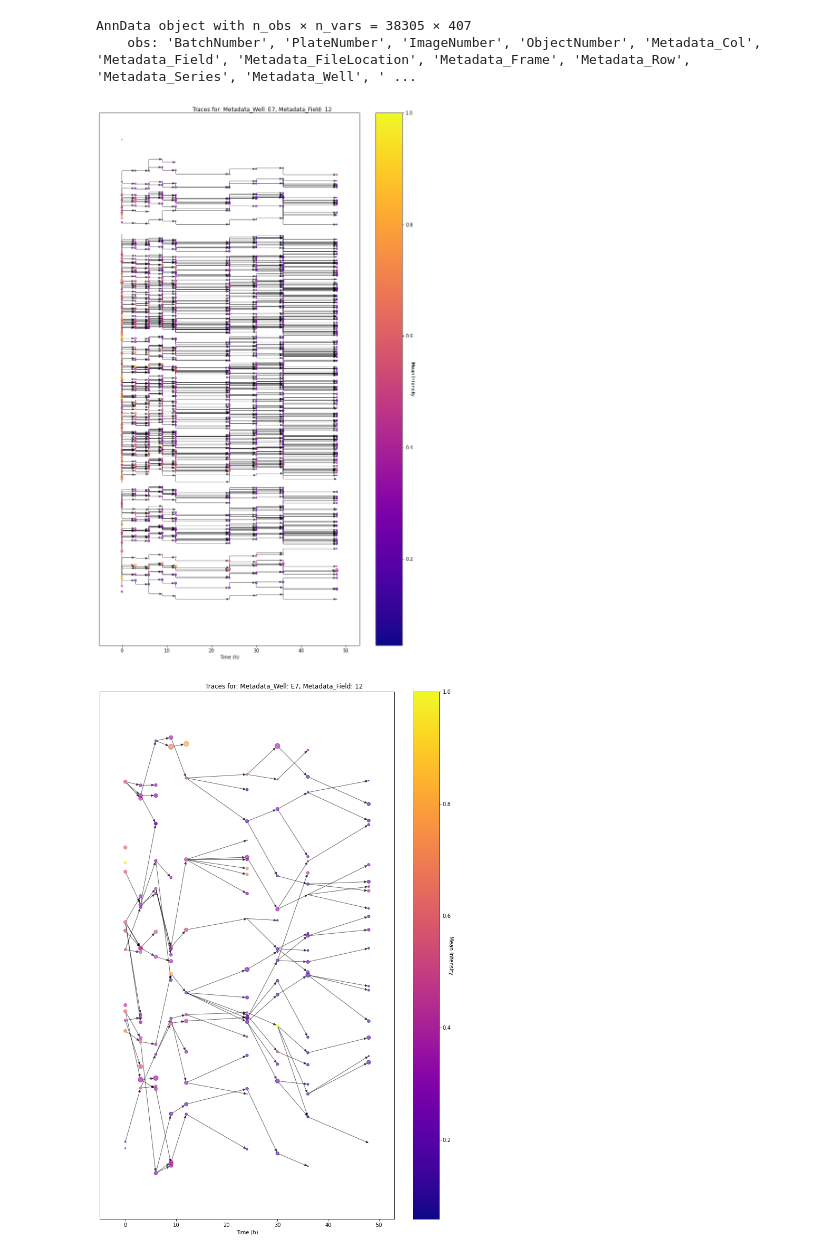
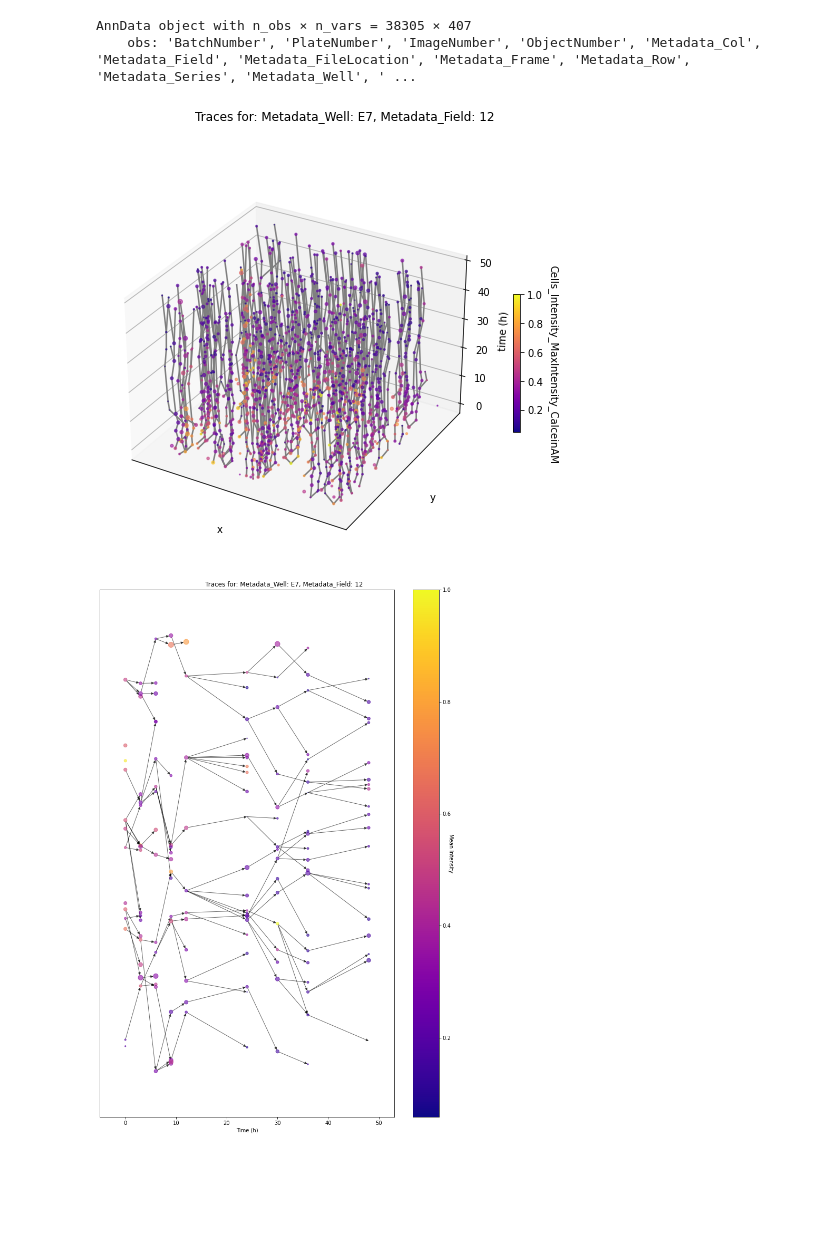
Before and after one commit to marx-alex/Morphelia, a Jupyter notebook: docs/time_lapse.ipynb, the cells around one changed output. Cells and saved outputs as stored; diff of their text form; code cells hidden in the pictures; blank space fills up the shorter version.

```diff
--- a/docs/time_lapse.ipynb
+++ b/docs/time_lapse.ipynb
@@ -31,10 +33,9 @@ AnnData object with n_obs × n_vars = 38305 × 407
 # %%
-show_trace(md.obs, fields={"Metadata_Well": ["E7"], "Metadata_Field": [12]},
-           node_size=md[:, "Cells_AreaShape_Area"].X,
-           node_color=md[:, "Cells_Intensity_MaxIntensity_CalceinAM"].X,
-           color_label="Mean Intensity")
+show_trace(md, dim='3d', fields={"Metadata_Well": ["E7"], "Metadata_Field": [12]},
+           size="Cells_AreaShape_Area",
+           color="Cells_Intensity_MaxIntensity_CalceinAM")
 # %% [output]
-[figure, old version]
+[figure, new version]
 # %%
 
 tr = temporal_reduction(md)
```
Also changed, not shown: parts of 2 cells of this notebook, 37 other files.
